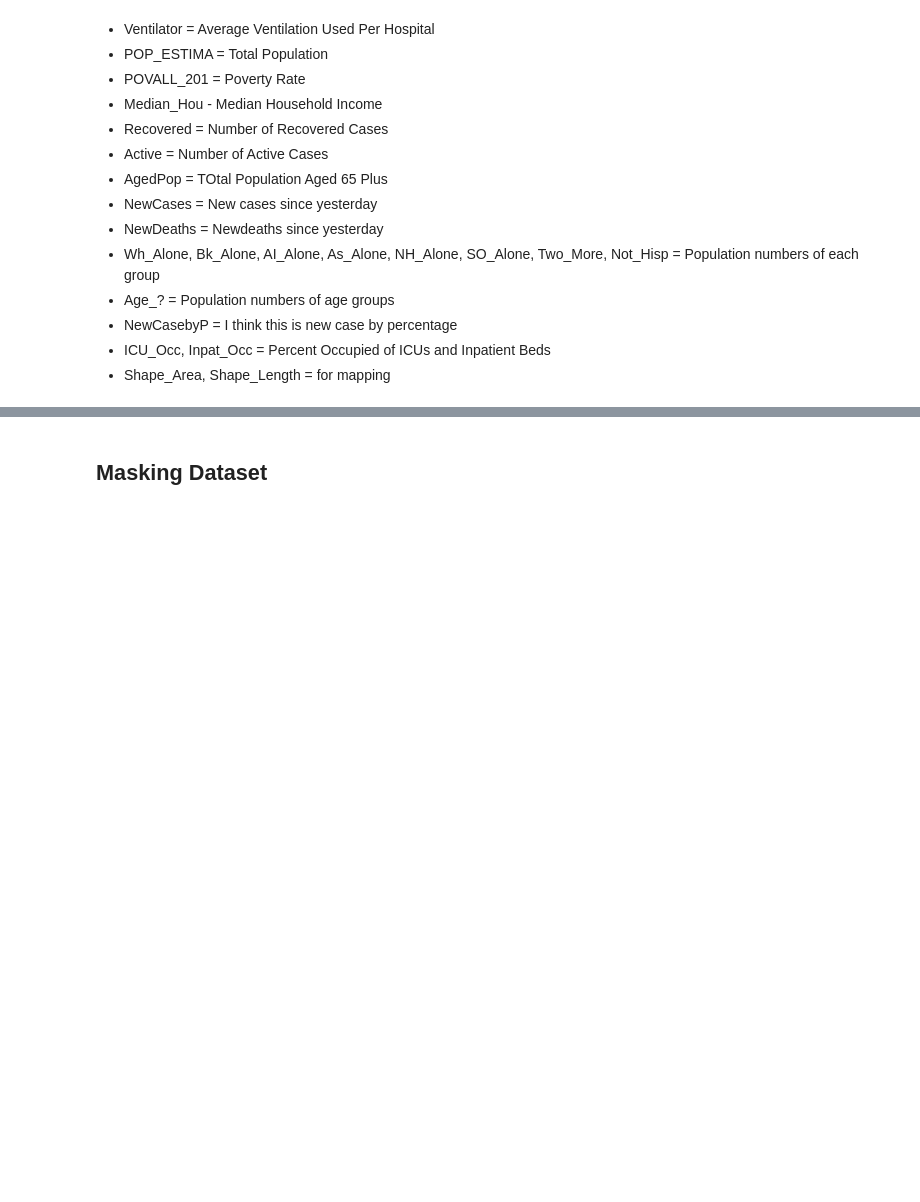
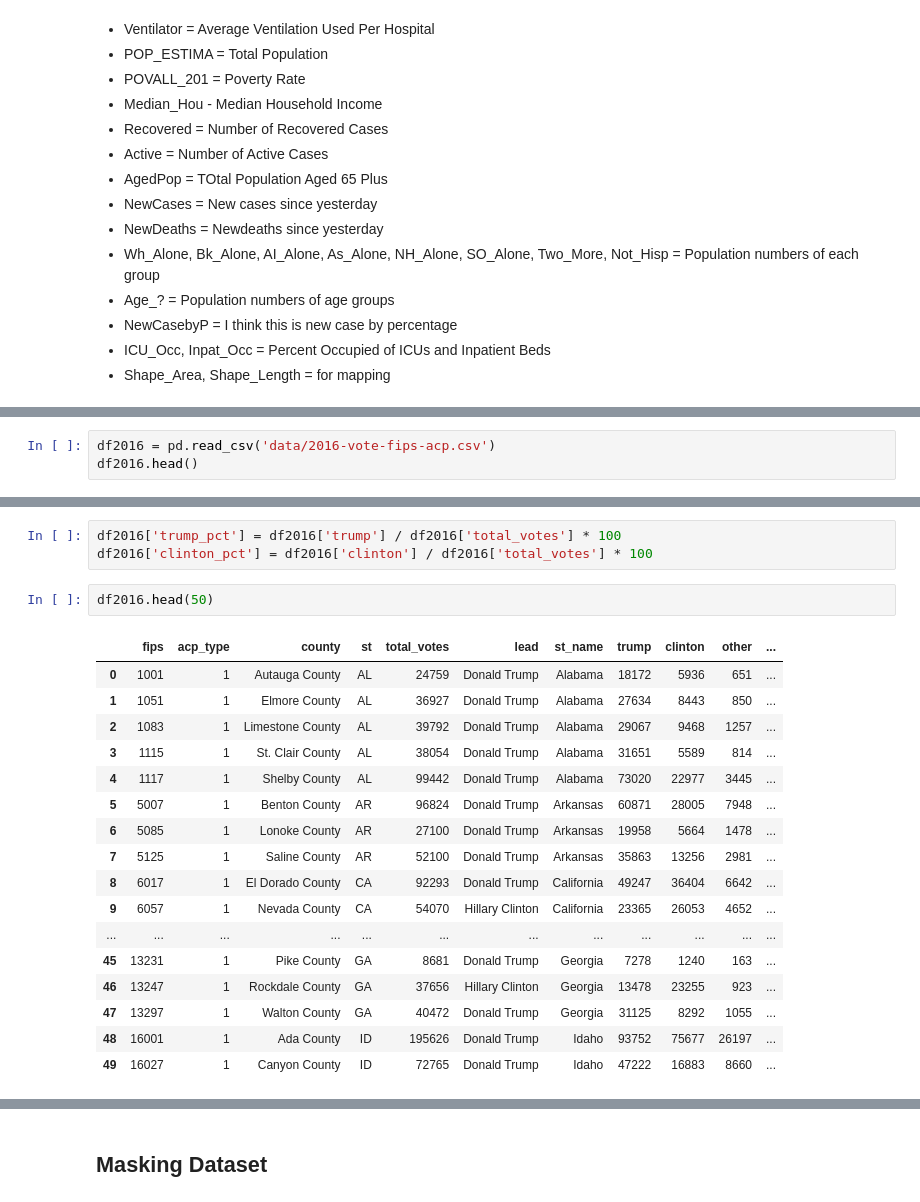
Before and after one commit to datascisteven/The-Masked-Politic, a Jupyter notebook: Phase_3_Project.ipynb, the cells around one changed output, grey strips where cells are left out. Drawn from its saved outputs; the diff is of its cells as text; blank space fills up the shorter version.

```diff
--- a/Phase_3_Project.ipynb
+++ b/Phase_3_Project.ipynb
@@ -276,0 +320,3 @@ data.head()
+# %%
+df2016 = pd.read_csv('data/2016-vote-fips-acp.csv')
+df2016.head()
@@ -276,0 +330,23 @@ data.head()
+# %%
+df2016['trump_pct'] = df2016['trump'] / df2016['total_votes'] * 100
+df2016['clinton_pct'] = df2016['clinton'] / df2016['total_votes'] * 100
+# %%
+df2016.head(50)
+# %% [output]
+|  | fips | acp_type | county | st | total_votes | lead | st_name | trump | clinton | other | ... |
+| 0 | 1001 | 1 | Autauga County | AL | 24759 | Donald Trump | Alabama | 18172 | 5936 | 651 | ... |
+| 1 | 1051 | 1 | Elmore County | AL | 36927 | Donald Trump | Alabama | 27634 | 8443 | 850 | ... |
+| 2 | 1083 | 1 | Limestone County | AL | 39792 | Donald Trump | Alabama | 29067 | 9468 | 1257 | ... |
+| 3 | 1115 | 1 | St. Clair County | AL | 38054 | Donald Trump | Alabama | 31651 | 5589 | 814 | ... |
+| 4 | 1117 | 1 | Shelby County | AL | 99442 | Donald Trump | Alabama | 73020 | 22977 | 3445 | ... |
+| 5 | 5007 | 1 | Benton County | AR | 96824 | Donald Trump | Arkansas | 60871 | 28005 | 7948 | ... |
+| 6 | 5085 | 1 | Lonoke County | AR | 27100 | Donald Trump | Arkansas | 19958 | 5664 | 1478 | ... |
+| 7 | 5125 | 1 | Saline County | AR | 52100 | Donald Trump | Arkansas | 35863 | 13256 | 2981 | ... |
+| 8 | 6017 | 1 | El Dorado County | CA | 92293 | Donald Trump | California | 49247 | 36404 | 6642 | ... |
+| 9 | 6057 | 1 | Nevada County | CA | 54070 | Hillary Clinton | California | 23365 | 26053 | 4652 | ... |
+| ... | ... | ... | ... | ... | ... | ... | ... | ... | ... | ... | ... |
+| 45 | 13231 | 1 | Pike County | GA | 8681 | Donald Trump | Georgia | 7278 | 1240 | 163 | ... |
+| 46 | 13247 | 1 | Rockdale County | GA | 37656 | Hillary Clinton | Georgia | 13478 | 23255 | 923 | ... |
+| 47 | 13297 | 1 | Walton County | GA | 40472 | Donald Trump | Georgia | 31125 | 8292 | 1055 | ... |
+| 48 | 16001 | 1 | Ada County | ID | 195626 | Donald Trump | Idaho | 93752 | 75677 | 26197 | ... |
+| 49 | 16027 | 1 | Canyon County | ID | 72765 | Donald Trump | Idaho | 47222 | 16883 | 8660 | ... |
```
Also changed, not shown: parts of 31 cells of this notebook, 7 other files.
